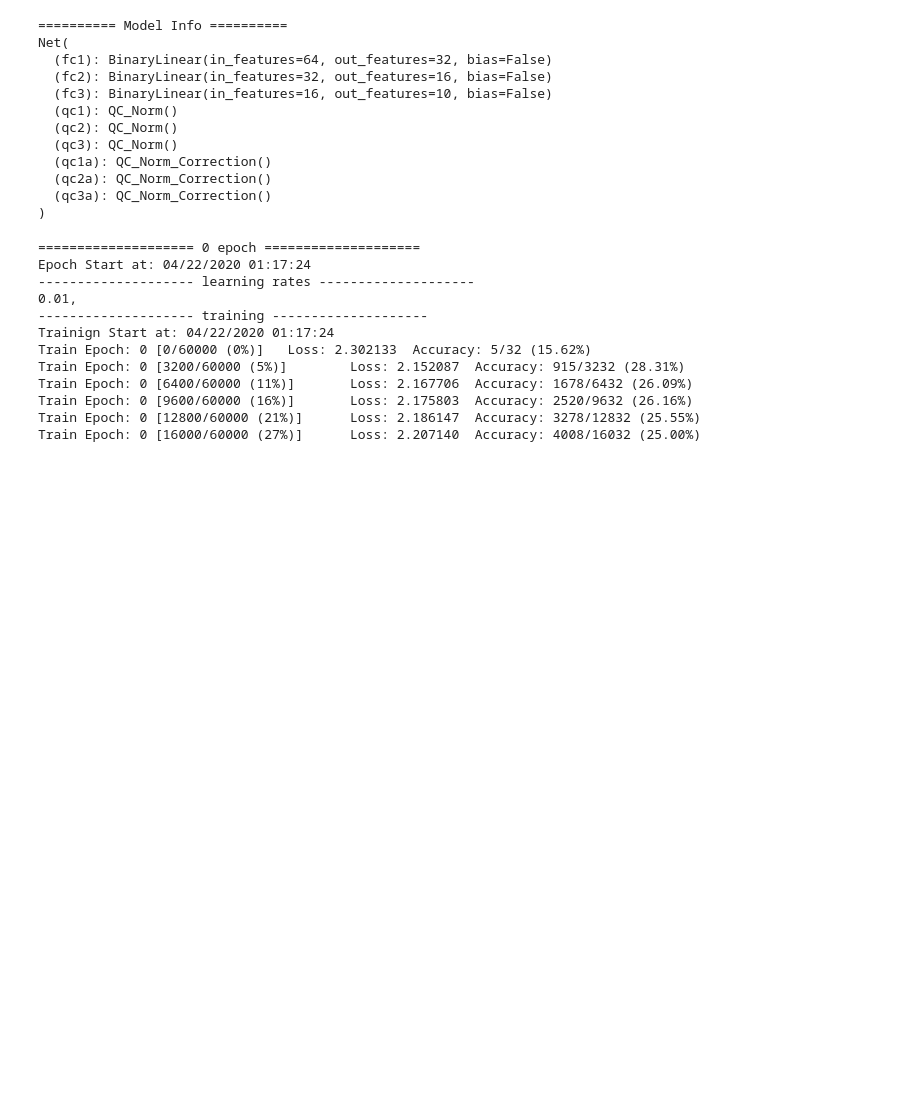
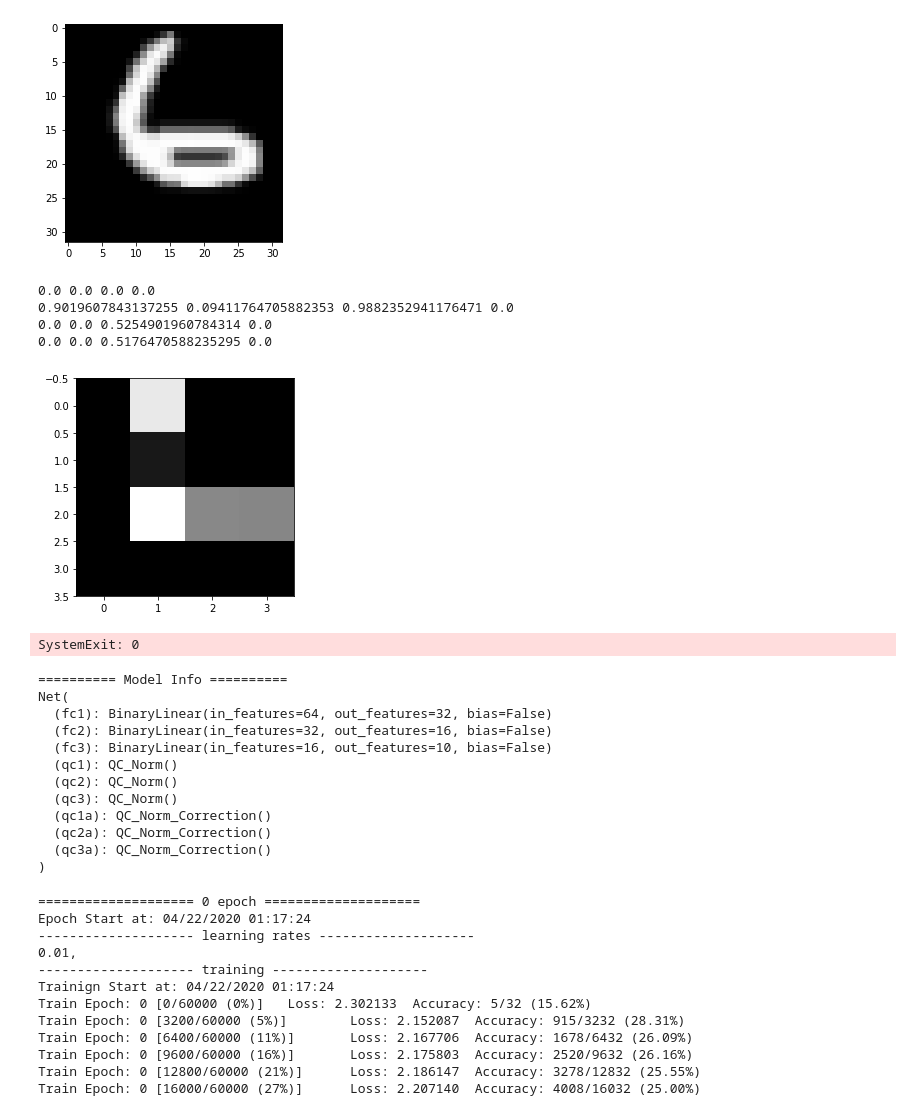
Before and after one commit to zlianghahaha/qc_mnist, a Jupyter notebook: pytorch/QC_MNIST.ipynb, the cells around one changed output. Drawn from its saved outputs; the diff is of its cells as text; code cells hidden in the pictures; blank space fills up the shorter version.

Commit message:
image

```diff
--- a/pytorch/QC_MNIST.ipynb
+++ b/pytorch/QC_MNIST.ipynb
@@ -22,13 +22,13 @@ import functools
 from collections import Counter
 print = functools.partial(print, flush=True)
 
-interest_num = [0,1,2,3,4,5,6,7,8,9]
-# interest_num = [3,6]
-img_size = 8
+# interest_num = [0,1,2,3,4,5,6,7,8,9]
+interest_num = [3,6]
+img_size = 32
 # number of subprocesses to use for data loading
 num_workers = 0
 # how many samples per batch to load
-batch_size = 32
+batch_size = 1
 inference_batch_size = 32
 num_f1 = 32
 num_f2 = 16
@@ -138,6 +138,53 @@ def save_checkpoint(state, is_best, save_path, filename):
     if is_best:
         bestname = os.path.join(save_path, 'model_best.tar')
         shutil.copyfile(filename, bestname)
+# %%
+import matplotlib.pyplot as plt
+import numpy as np
+from PIL import Image
+# functions to show an image
+from matplotlib import cm
+
+
+def imshow(img):
+    img = img
+    npimg = img.numpy()
+    plt.imshow(np.transpose(npimg, (1, 2, 0)))
+    plt.show()
+
+    image = np.asarray(npimg[0] * 255, np.uint8)
+    # image = np.asarray(npimg[0])
+    im = Image.fromarray(image,mode="L")
+
+    im.save("32*32.jpg",cmap="gray")
+    im = im.resize((4,4))
+
+    for i in range(4):
+        for j in range(4):
+            print(im.getpixel((i,j))/255,end=" ")
+        print()
+    plt.imshow(im,cmap='gray',)
+
+    plt.show()
+    im.save("4*4.jpg",cmap="gray")
+    sys.exit(0)
+
+
+# get some random training images
+dataiter = iter(train_loader)
+images, labels = dataiter.next()
+# show images
+imshow(torchvision.utils.make_grid(images))
+# print labels
+print(' '.join('%5s' % filtered_class[labels[j]] for j in range(batch_size)))
+# %% [output]
+[figure, added]
+0.0 0.0 0.0 0.0
+0.9019607843137255 0.09411764705882353 0.9882352941176471 0.0
+0.0 0.0 0.5254901960784314 0.0
+0.0 0.0 0.5176470588235295 0.0
+[figure, added]
+SystemExit: 0
 # %%
 from torch.nn.parameter import Parameter
 
```
Also changed, not shown: parts of 1 cell of this notebook, 3 other files.
